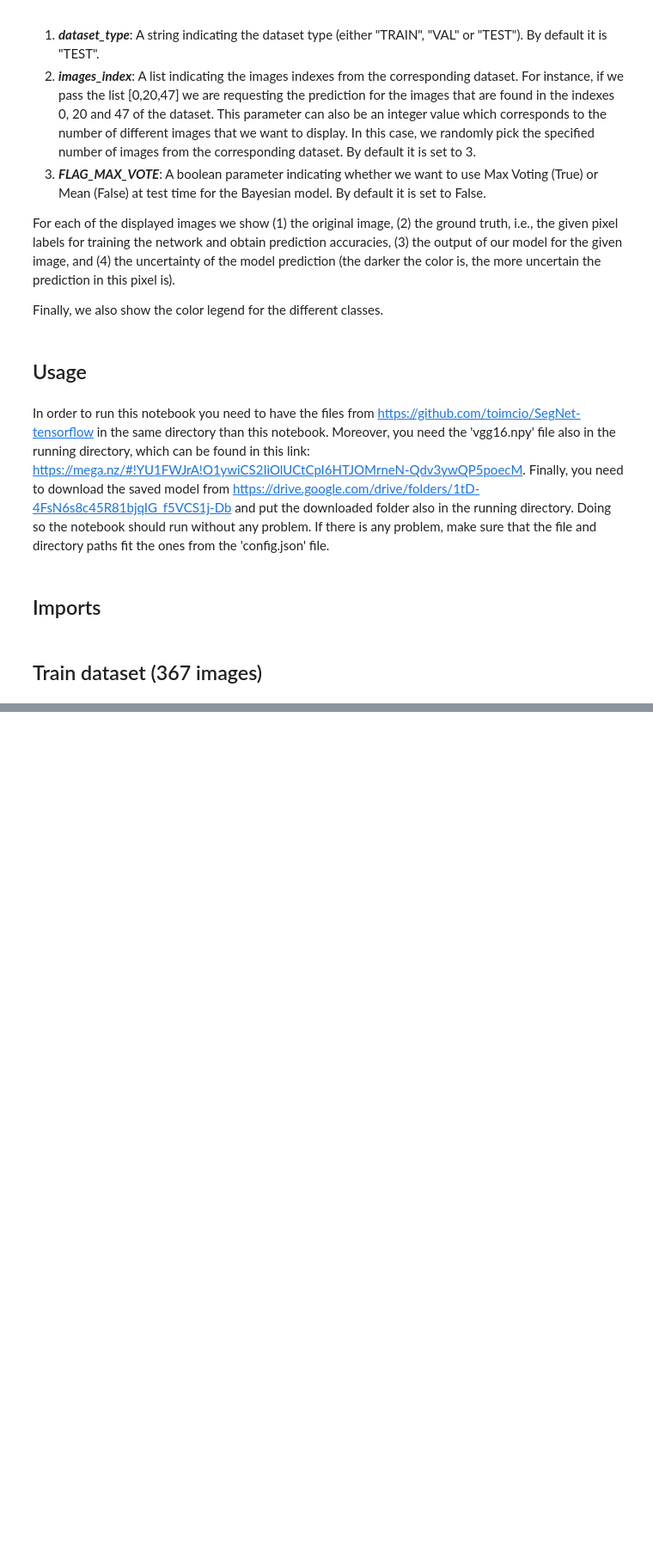
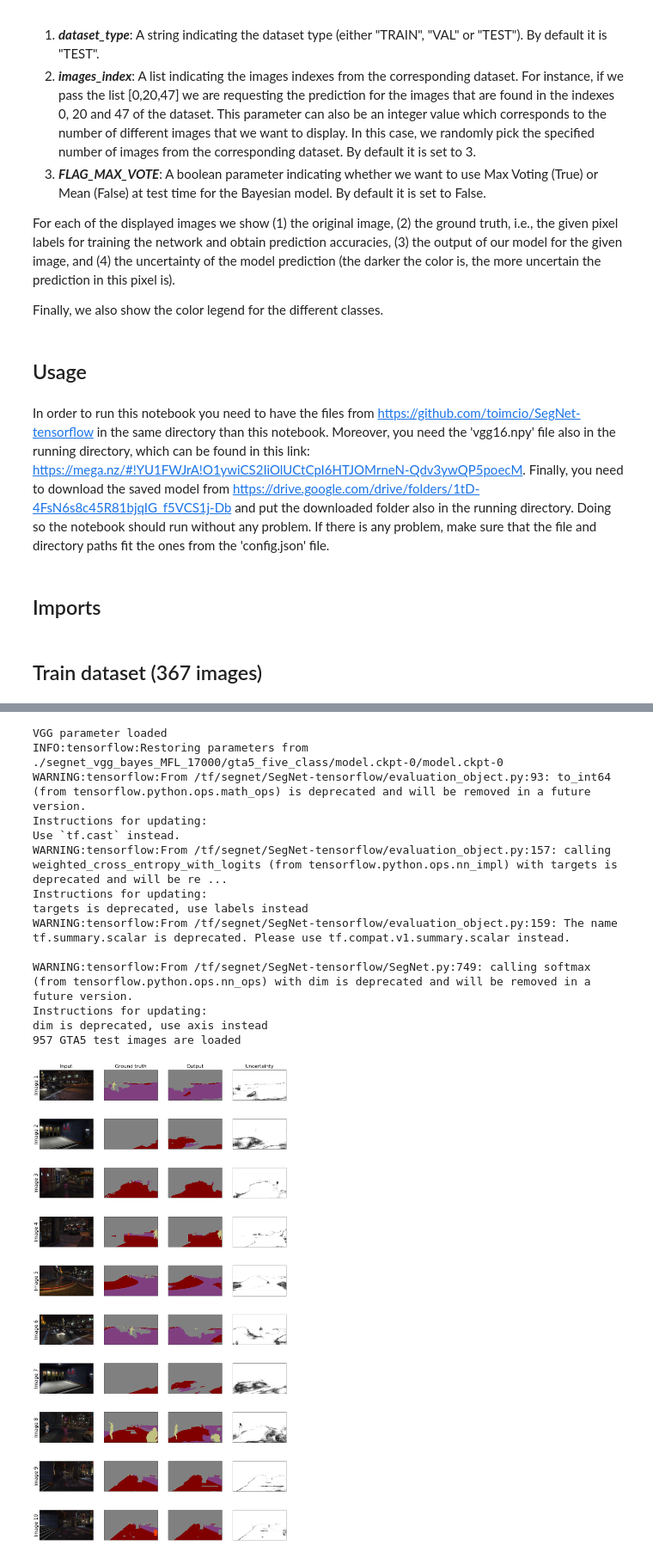
Before and after one commit to arvindsr7/SegNet-tensorflow, a Jupyter notebook: train_on_GTA5.ipynb, the cells around one changed output, grey strips where cells are left out. Shown at 86% size. Drawn from its saved outputs; the diff is of its cells as text; code cells hidden in the pictures; blank space fills up the shorter version.

```diff
--- a/train_on_GTA5.ipynb
+++ b/train_on_GTA5.ipynb
@@ -85,0 +95,18 @@ segnet.save()
+# %%
+SegNet(conf_file='./config-GTA5.json').visual_results_gta5(dataset_type = "VAL", images_index = 10, FLAG_MAX_VOTE = False)
+# %% [output]
+VGG parameter loaded
+INFO:tensorflow:Restoring parameters from ./segnet_vgg_bayes_MFL_17000/gta5_five_class/model.ckpt-0/model.ckpt-0
+WARNING:tensorflow:From /tf/segnet/SegNet-tensorflow/evaluation_object.py:93: to_int64 (from tensorflow.python.ops.math_ops) is deprecated and will be removed in a future version.
+Instructions for updating:
+Use `tf.cast` instead.
+WARNING:tensorflow:From /tf/segnet/SegNet-tensorflow/evaluation_object.py:157: calling weighted_cross_entropy_with_logits (from tensorflow.python.ops.nn_impl) with targets is deprecated and will be re ...
+Instructions for updating:
+targets is deprecated, use labels instead
+WARNING:tensorflow:From /tf/segnet/SegNet-tensorflow/evaluation_object.py:159: The name tf.summary.scalar is deprecated. Please use tf.compat.v1.summary.scalar instead.
+
+WARNING:tensorflow:From /tf/segnet/SegNet-tensorflow/SegNet.py:749: calling softmax (from tensorflow.python.ops.nn_ops) with dim is deprecated and will be removed in a future version.
+Instructions for updating:
+dim is deprecated, use axis instead
+957 GTA5 test images are loaded
+[figure, added]
```
Also changed, not shown: parts of 10 cells of this notebook, 15 other files.
